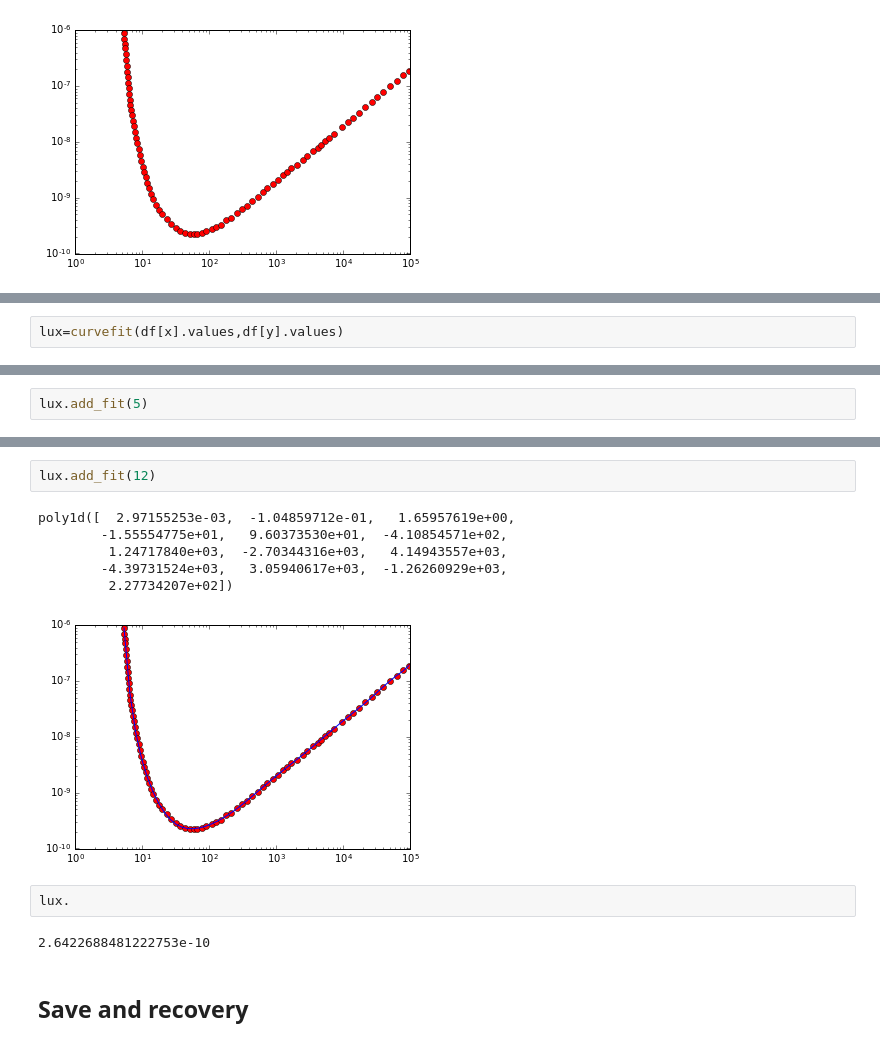
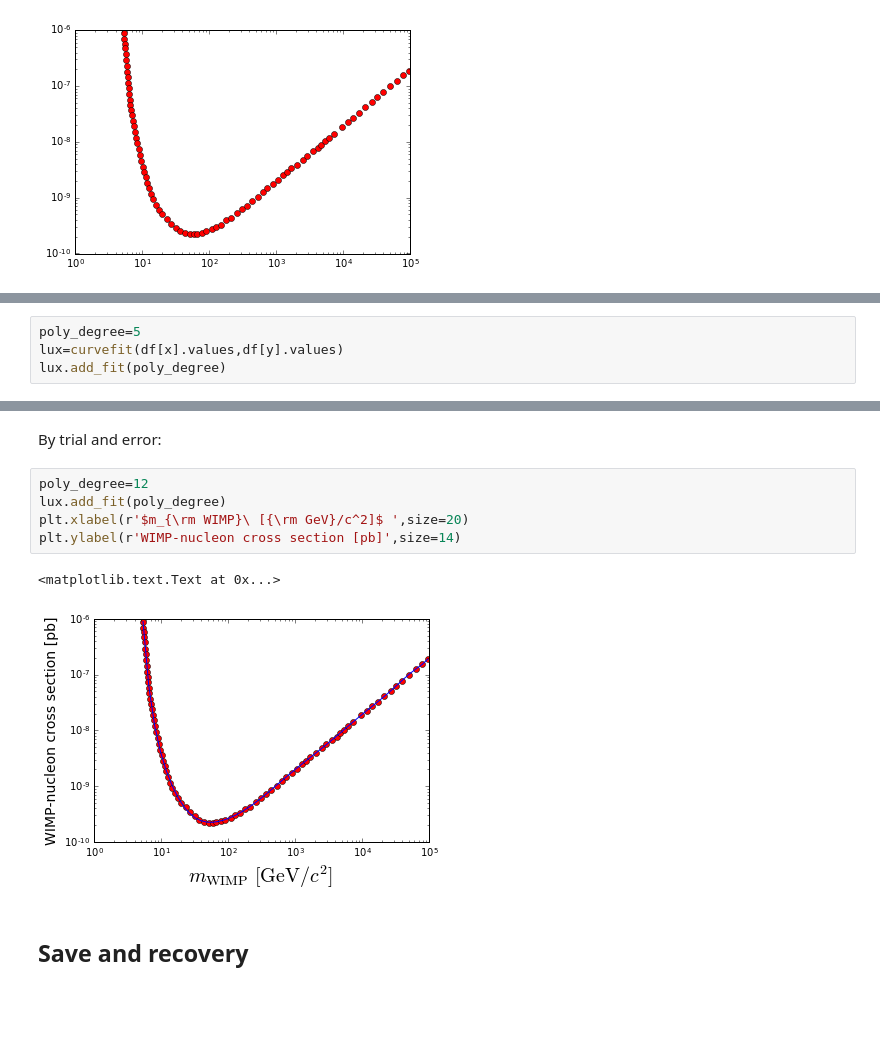
Before and after one commit to restrepo/straightfits, a Jupyter notebook: index.ipynb, the cells around one changed output, grey strips where cells are left out. Saved outputs shown, nothing was run; the diff lists cells and outputs as text; blank space fills up the shorter version.

```diff
--- a/index.ipynb
+++ b/index.ipynb
@@ -31,2 +38,4 @@ from curvefit import *
 # %%
+poly_degree=5
 lux=curvefit(df[x].values,df[y].values)
+lux.add_fit(poly_degree)
@@ -33,2 +45,0 @@ lux=curvefit(df[x].values,df[y].values)
-# %%
-lux.add_fit(5)
@@ -39,16 +46,13 @@ poly1d([ -0.07273834,   1.17657839,  -7.39032516,  22.54681114,
-# %%
-lux.add_fit(12)
-# %% [output]
-poly1d([  2.97155253e-03,  -1.04859712e-01,   1.65957619e+00,
-        -1.55554775e+01,   9.60373530e+01,  -4.10854571e+02,
-         1.24717840e+03,  -2.70344316e+03,   4.14943557e+03,
-        -4.39731524e+03,   3.05940617e+03,  -1.26260929e+03,
-         2.27734207e+02])
-[figure, removed]
-# %%
-lux.
-# %% [output]
-2.6422688481222753e-10
+# %% [markdown]
+By trial and error:
+# %%
+poly_degree=12
+lux.add_fit(poly_degree)
+plt.xlabel(r'$m_{\rm WIMP}\ [{\rm GeV}/c^2]$ ',size=20)
+plt.ylabel(r'WIMP-nucleon cross section [pb]',size=14)
+# %% [output]
+<matplotlib.text.Text at 0x...>
+[figure, added]
 # %% [markdown]
 ## Save and recovery
 # %%
```
Also changed, not shown: parts of 14 cells of this notebook, 3 other files.
